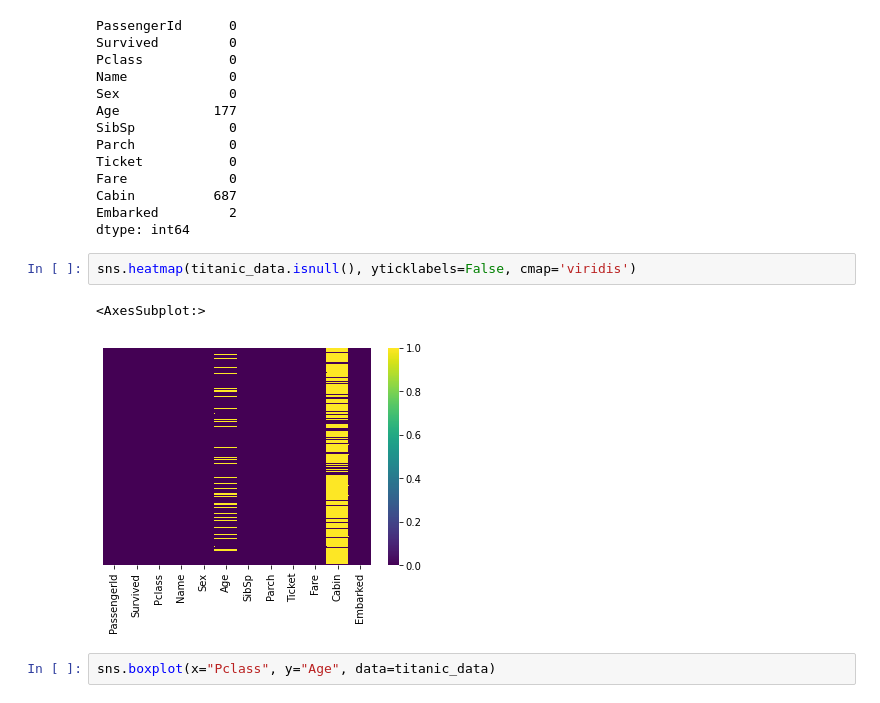
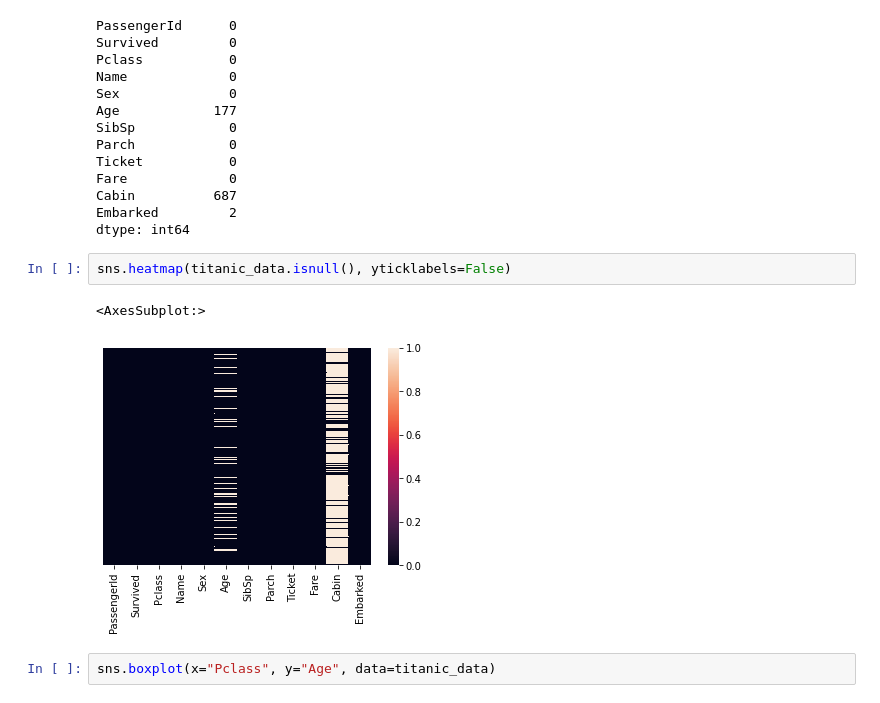
Before and after one commit to WilliamOtieno/Python_ML, a Jupyter notebook: LogisticRegression.ipynb, the cells around one changed output. Saved outputs shown, nothing was run; the diff lists cells and outputs as text.

```diff
--- a/LogisticRegression.ipynb
+++ b/LogisticRegression.ipynb
@@ -113,10 +113,10 @@ Cabin          687
 Embarked         2
 dtype: int64
 # %%
-sns.heatmap(titanic_data.isnull(), yticklabels=False, cmap='viridis')
+sns.heatmap(titanic_data.isnull(), yticklabels=False)
 # %% [output]
 <AxesSubplot:>
-[figure, old version]
+[figure, new version]
 # %%
 sns.boxplot(x="Pclass", y="Age", data=titanic_data)
 # %% [output]
```
